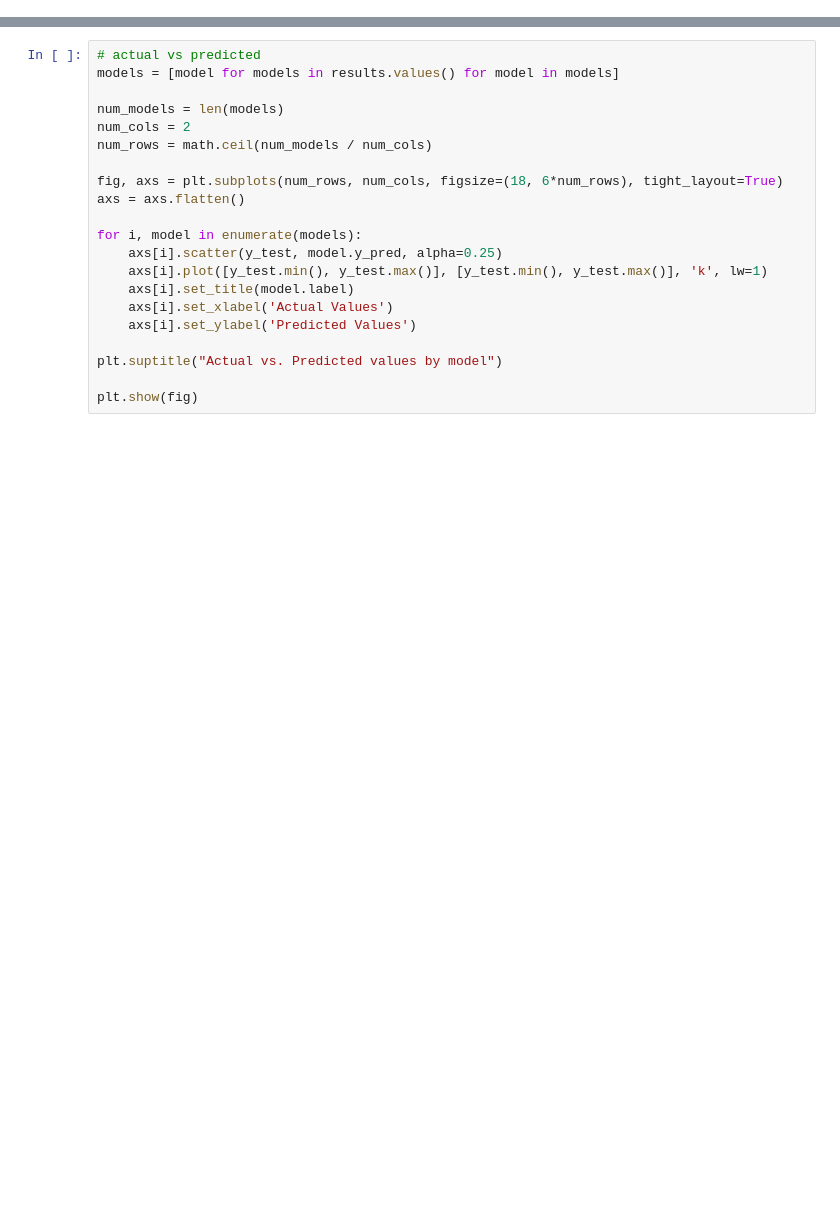
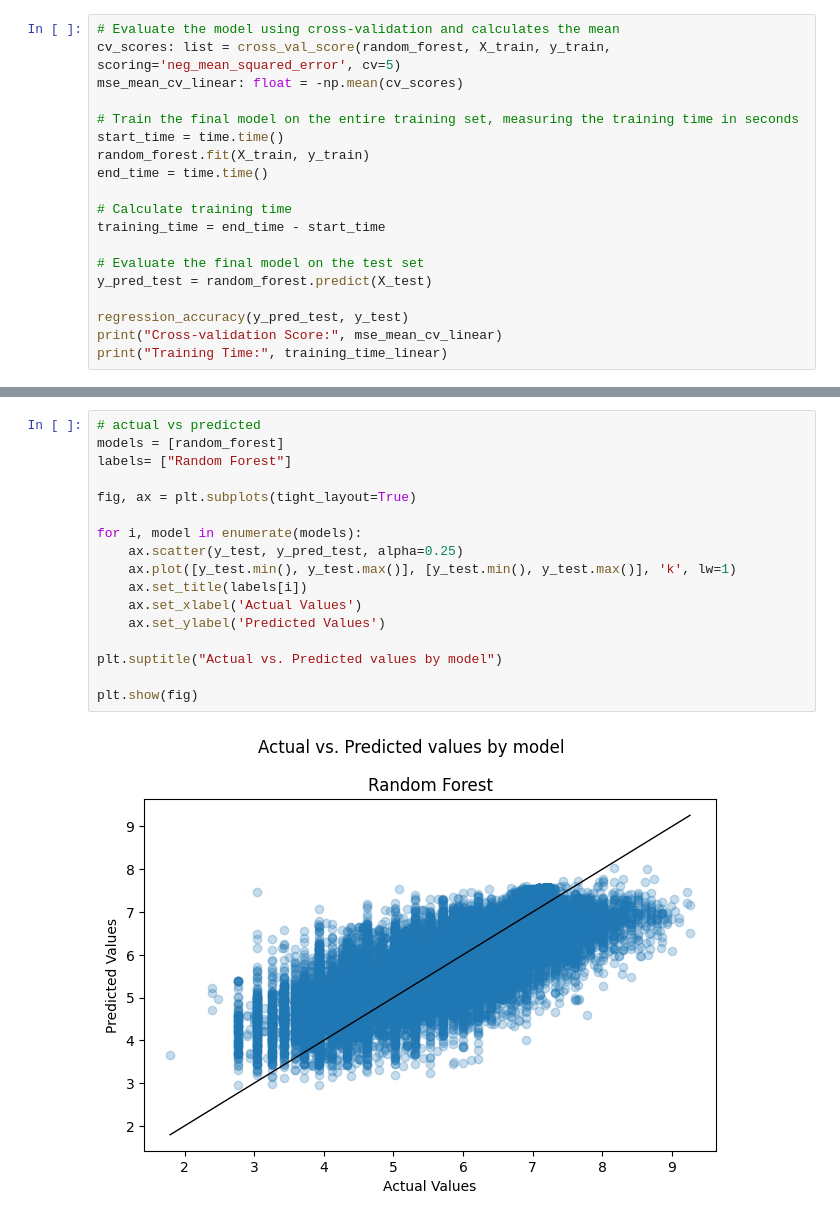
Before and after one commit to RasKrebs/pricing_wizards, a Jupyter notebook: notebooks/random_forest.ipynb, the cells around one changed output, grey strips where cells are left out. Cells and saved outputs as stored; diff of their text form; blank space fills up the shorter version.

```diff
--- a/notebooks/random_forest.ipynb
+++ b/notebooks/random_forest.ipynb
@@ -3,0 +85,19 @@ import seaborn as sns
+# %%
+# Evaluate the model using cross-validation and calculates the mean
+cv_scores: list = cross_val_score(random_forest, X_train, y_train, scoring='neg_mean_squared_error', cv=5)
+mse_mean_cv_linear: float = -np.mean(cv_scores)
+
+# Train the final model on the entire training set, measuring the training time in seconds
+start_time = time.time()
+random_forest.fit(X_train, y_train)
+end_time = time.time()
+
+# Calculate training time
+training_time = end_time - start_time
+
+# Evaluate the final model on the test set
+y_pred_test = random_forest.predict(X_test)
+
+regression_accuracy(y_pred_test, y_test)
+print("Cross-validation Score:", mse_mean_cv_linear)
+print("Training Time:", training_time_linear)
@@ -4,23 +135,21 @@ import seaborn as sns
 # %%
 # actual vs predicted
-models = [model for models in results.values() for model in models]
+models = [random_forest]
+labels= ["Random Forest"]
 
-num_models = len(models)
-num_cols = 2
-num_rows = math.ceil(num_models / num_cols)
-
-fig, axs = plt.subplots(num_rows, num_cols, figsize=(18, 6*num_rows), tight_layout=True)
-axs = axs.flatten()
+fig, ax = plt.subplots(tight_layout=True)
 
 for i, model in enumerate(models):
-    axs[i].scatter(y_test, model.y_pred, alpha=0.25)
-    axs[i].plot([y_test.min(), y_test.max()], [y_test.min(), y_test.max()], 'k', lw=1)
-    axs[i].set_title(model.label)
-    axs[i].set_xlabel('Actual Values')
-    axs[i].set_ylabel('Predicted Values')
+    ax.scatter(y_test, y_pred_test, alpha=0.25)
+    ax.plot([y_test.min(), y_test.max()], [y_test.min(), y_test.max()], 'k', lw=1)
+    ax.set_title(labels[i])
+    ax.set_xlabel('Actual Values')
+    ax.set_ylabel('Predicted Values')
 
 plt.suptitle("Actual vs. Predicted values by model")
 
 plt.show(fig)
+# %% [output]
+[figure, added]
 # %%
 # residuals
```
Also changed, not shown: parts of 16 cells of this notebook, 1 other file.
